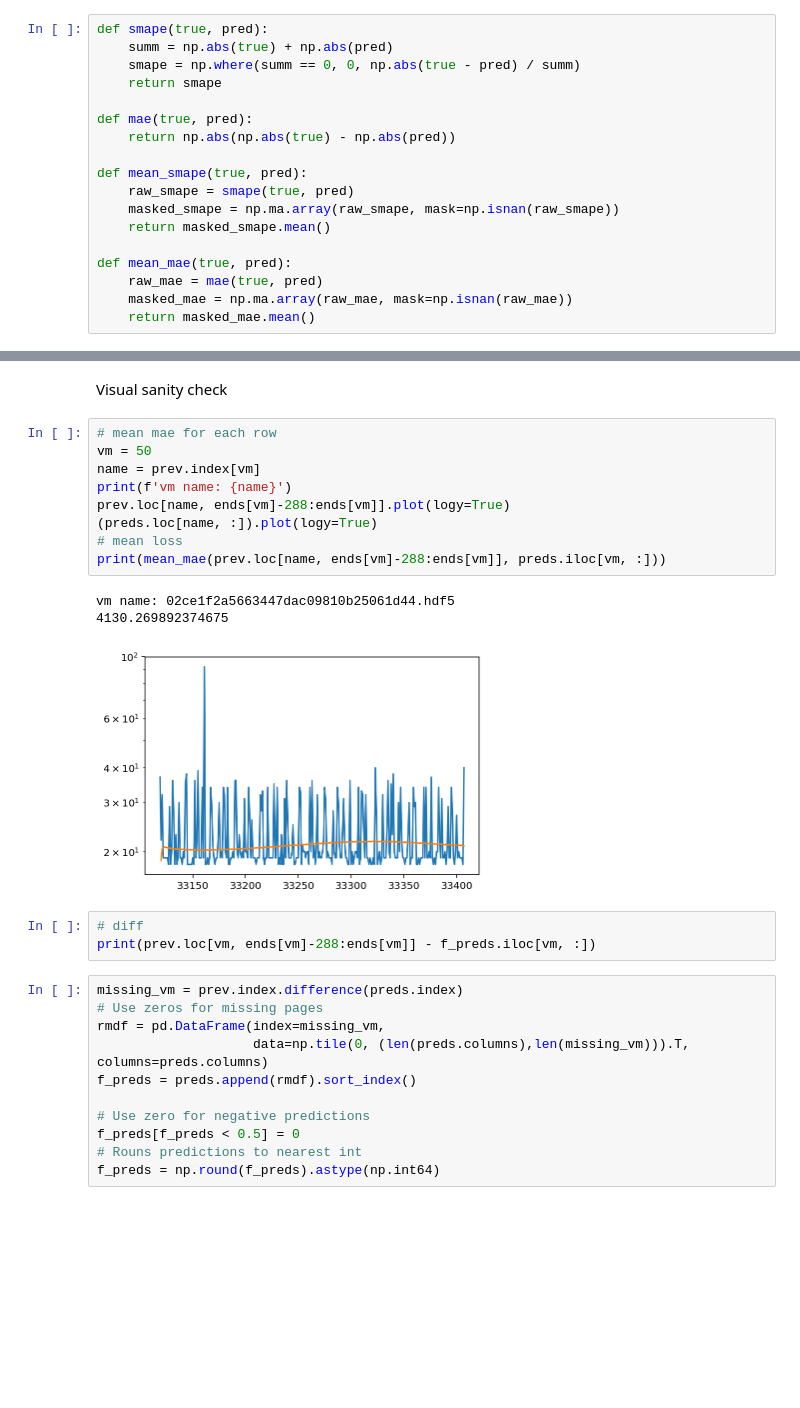
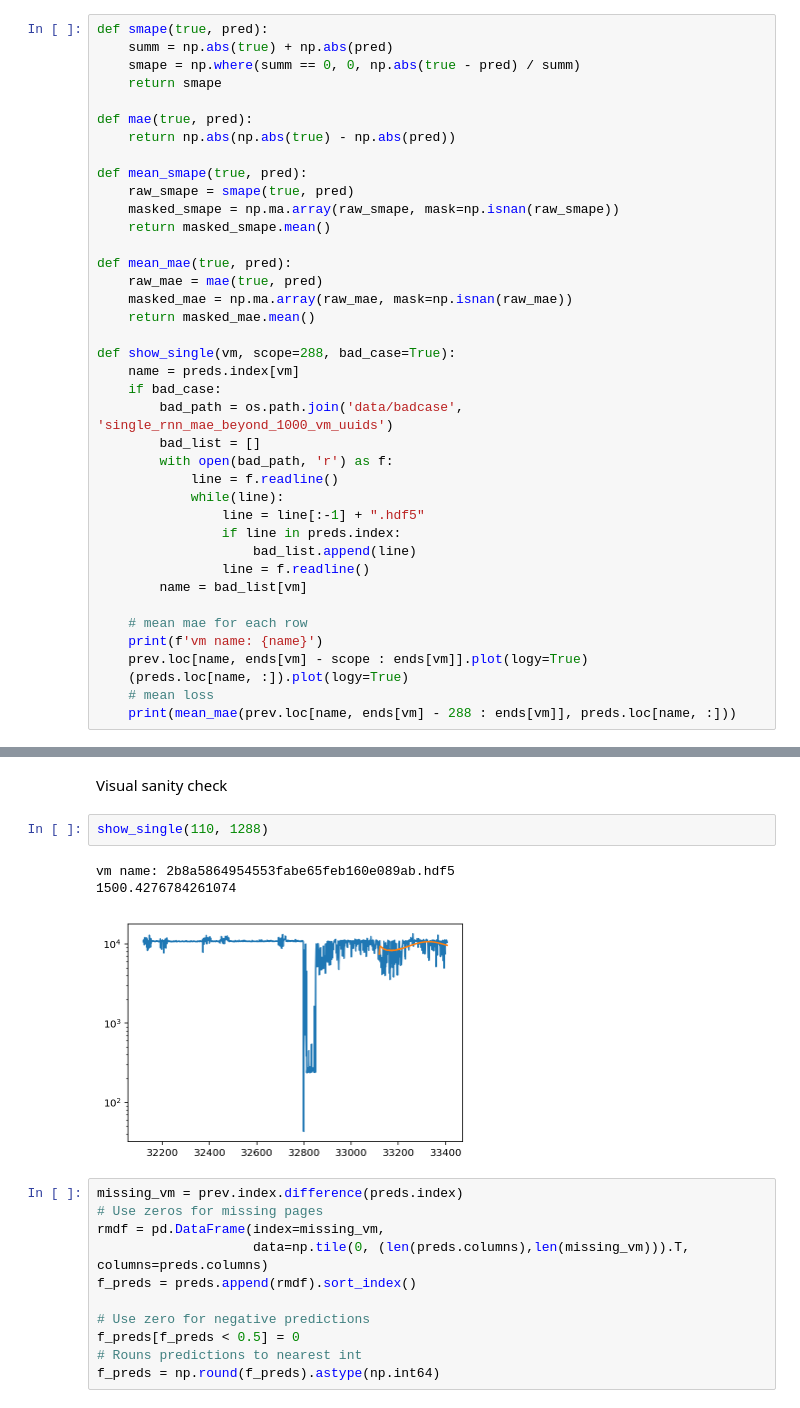
Before and after one commit to Dickensli/Bayesian_seq_to_seq_time_series_prediction, a Jupyter notebook: predict.ipynb, the cells around one changed output, grey strips where cells are left out. Cells and saved outputs as stored; diff of their text form; blank space fills up the shorter version.

```diff
--- a/predict.ipynb
+++ b/predict.ipynb
@@ -31,6 +32,27 @@ def mean_mae(true, pred):
     raw_mae = mae(true, pred)
     masked_mae = np.ma.array(raw_mae, mask=np.isnan(raw_mae))
     return masked_mae.mean()
+
+def show_single(vm, scope=288, bad_case=True):
+    name = preds.index[vm]
+    if bad_case:
+        bad_path = os.path.join('data/badcase', 'single_rnn_mae_beyond_1000_vm_uuids')
+        bad_list = []
+        with open(bad_path, 'r') as f:
+            line = f.readline()
+            while(line):
+                line = line[:-1] + ".hdf5"
+                if line in preds.index:
+                    bad_list.append(line)
+                line = f.readline()
+        name = bad_list[vm]
+
+    # mean mae for each row
+    print(f'vm name: {name}')
+    prev.loc[name, ends[vm] - scope : ends[vm]].plot(logy=True)
+    (preds.loc[name, :]).plot(logy=True)
+    # mean loss
+    print(mean_mae(prev.loc[name, ends[vm] - 288 : ends[vm]], preds.loc[name, :]))
 # %%
 from make_features import read_all, read_pickle, find_start_end
 df_all = read_all()
@@ -88,21 +110,11 @@ res / (len(preds.index) * 288)
 # %% [markdown]
 Visual sanity check
-# %%
-# mean mae for each row
-vm = 50
-name = prev.index[vm]
-print(f'vm name: {name}')
-prev.loc[name, ends[vm]-288:ends[vm]].plot(logy=True)
-(preds.loc[name, :]).plot(logy=True)
-# mean loss
-print(mean_mae(prev.loc[name, ends[vm]-288:ends[vm]], preds.iloc[vm, :]))
-# %% [output]
-vm name: 02ce1f2a5663447dac09810b25061d44.hdf5
-4130.269892374675
-[figure, removed]
-# %%
-# diff
-print(prev.loc[vm, ends[vm]-288:ends[vm]] - f_preds.iloc[vm, :])
+# %%
+show_single(110, 1288)
+# %% [output]
+vm name: 2b8a5864954553fabe65feb160e089ab.hdf5
+1500.4276784261074
+[figure, added]
 # %%
 missing_vm = prev.index.difference(preds.index)
 # Use zeros for missing pages
```
Also changed, not shown: parts of 4 cells of this notebook, 8 other files.
